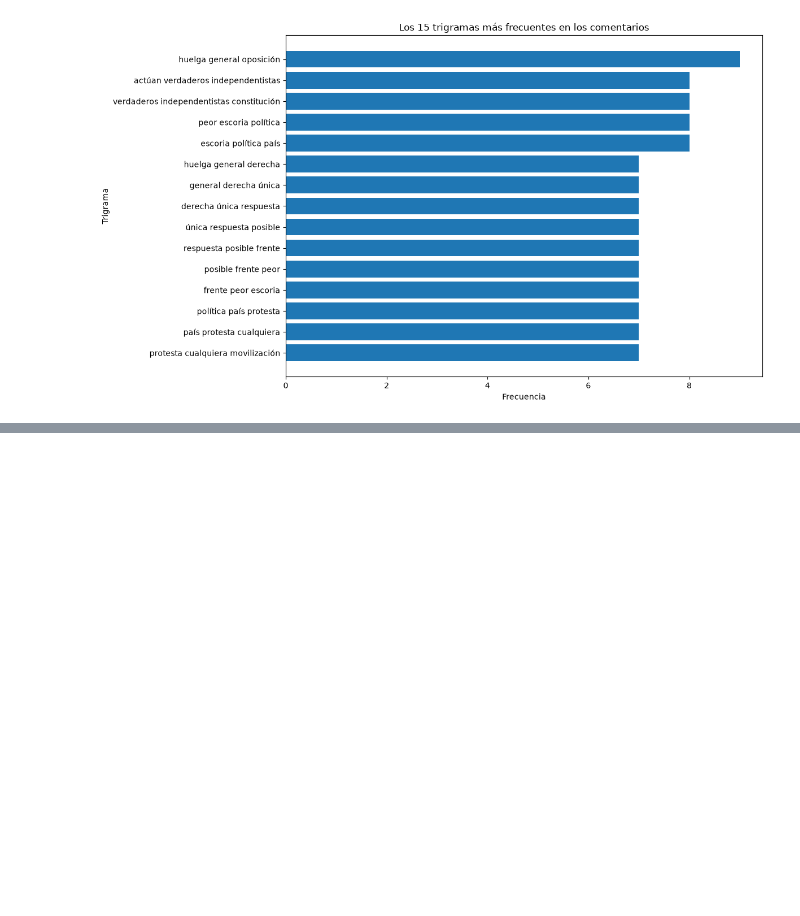
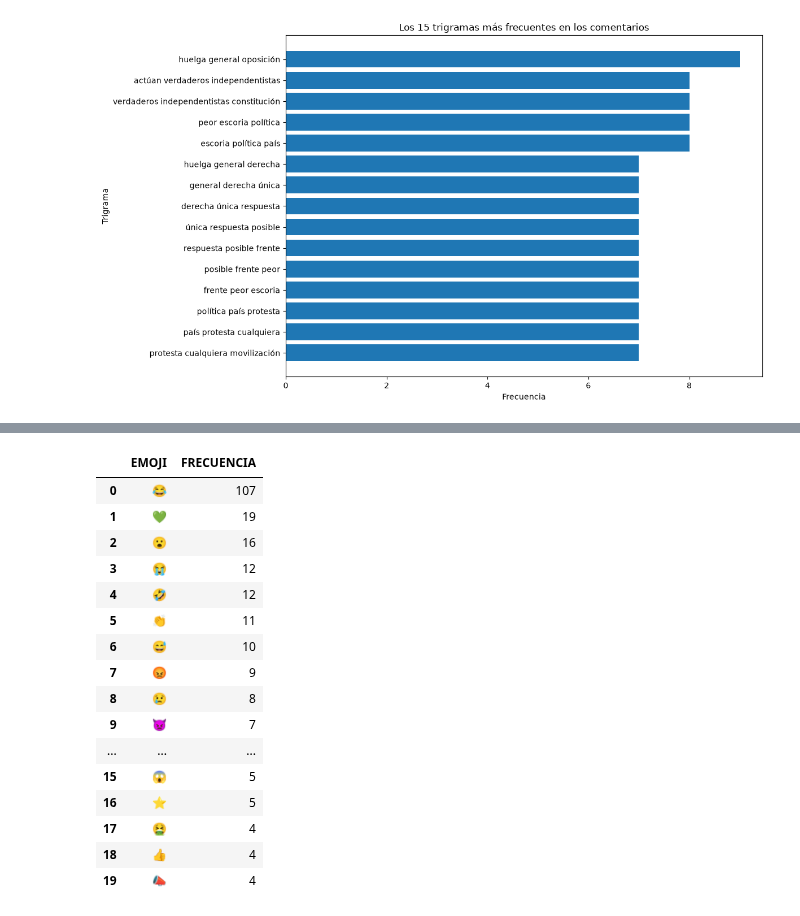
Before and after one commit to jejoama/Practicas_Curriculares, a Jupyter notebook: GENERAL.ipynb, the cells around one changed output, grey strips where cells are left out. Drawn from its saved outputs; the diff is of its cells as text; code cells hidden in the pictures; blank space fills up the shorter version.

```diff
--- a/GENERAL.ipynb
+++ b/GENERAL.ipynb
@@ -723,0 +851,42 @@ plt.show()
+# %%
+
+import emoji
+from collections import Counter
+import matplotlib.pyplot as plt
+
+# Extraer todos los emojis de los comentarios
+emojis_encontrados = []
+
+for comentario in df_c["COMENTARIO"].dropna():
+    emojis_encontrados.extend(
+        caracter["emoji"]
+        for caracter in emoji.emoji_list(comentario)
+    )
+
+# Contar los emojis y mostrar los 20 más frecuentes
+frecuencia_emojis = Counter(emojis_encontrados)
+
+df_emojis = pd.DataFrame(
+    frecuencia_emojis.most_common(20),
+    columns=["EMOJI", "FRECUENCIA"]
+)
+
+df_emojis
+# %% [output]
+|  | EMOJI | FRECUENCIA |
+| 0 | 😂 | 107 |
+| 1 | 💚 | 19 |
+| 2 | 😮 | 16 |
+| 3 | 😭 | 12 |
+| 4 | 🤣 | 12 |
+| 5 | 👏 | 11 |
+| 6 | 😅 | 10 |
+| 7 | 😡 | 9 |
+| 8 | 😢 | 8 |
+| 9 | 👿 | 7 |
+| ... | ... | ... |
+| 15 | 😱 | 5 |
+| 16 | ⭐ | 5 |
+| 17 | 🤮 | 4 |
+| 18 | 👍 | 4 |
+| 19 | 📣 | 4 |
```
Also changed, not shown: parts of 6 cells of this notebook.
